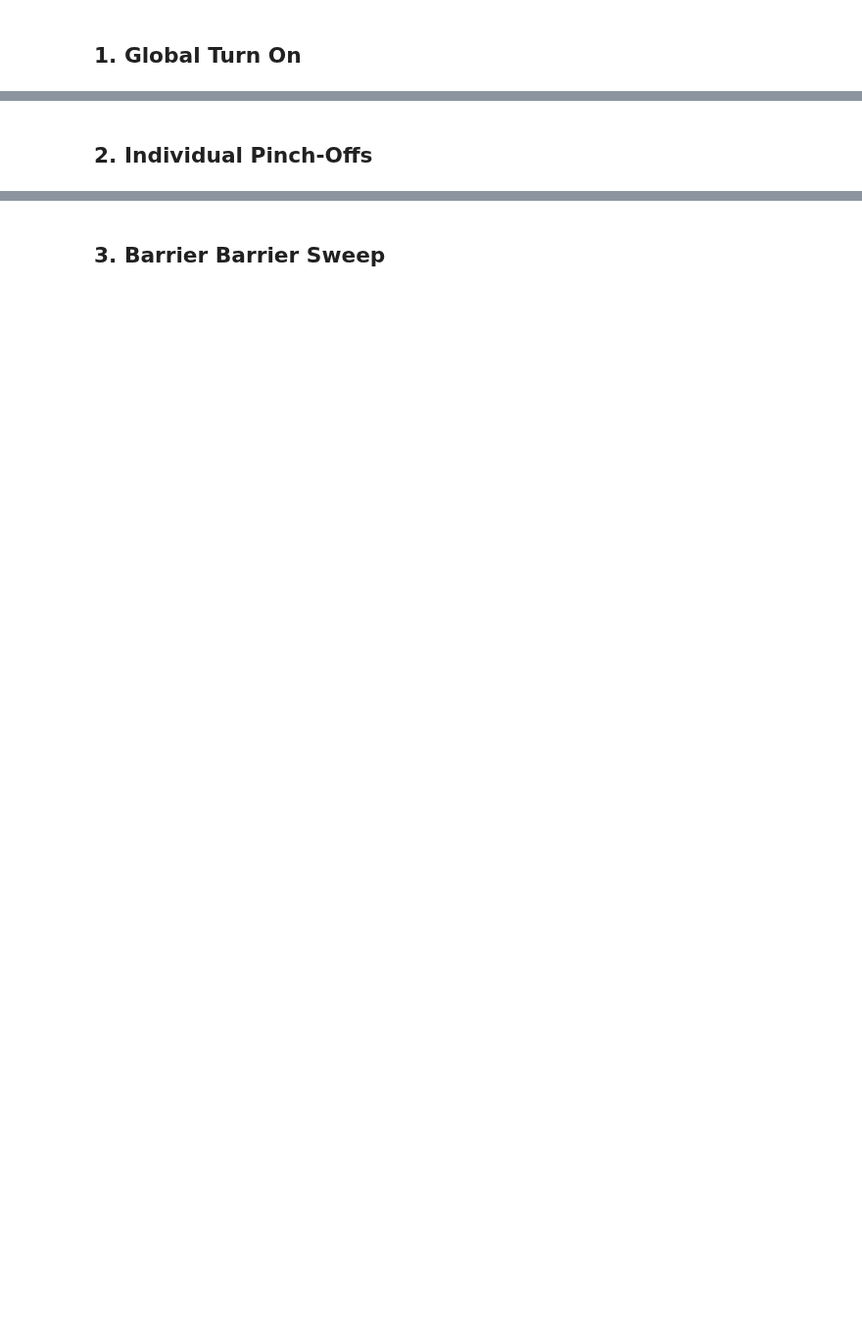
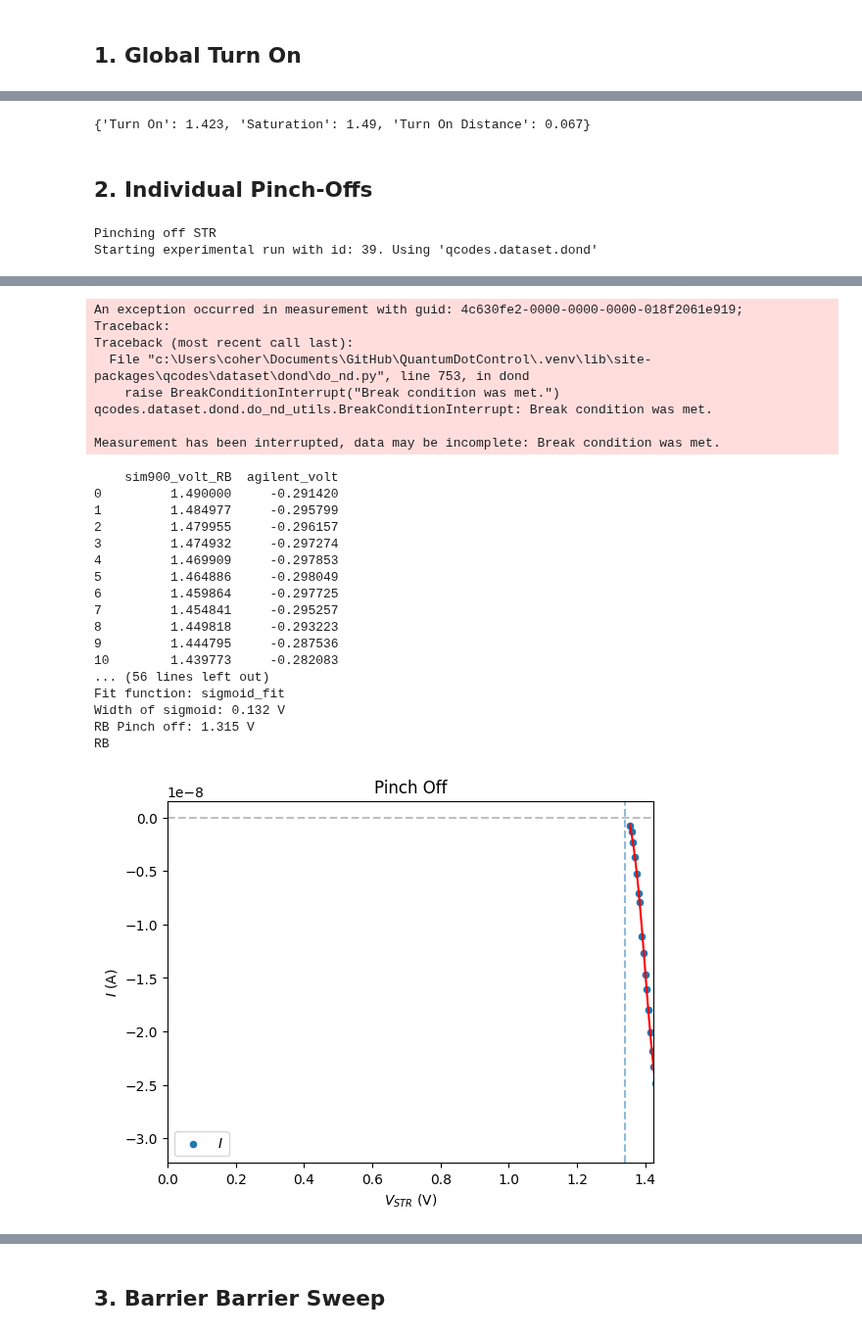
Before and after one commit to mainCSG/QuantumDotControl, a Jupyter notebook: autotuning/bootstrapping/notebooks/qcodes_exp.ipynb, the cells around one changed output, grey strips where cells are left out. Shown at 98% size. Saved outputs shown, nothing was run; the diff lists cells and outputs as text; code cells hidden in the pictures; blank space fills up the shorter version.

```diff
--- a/autotuning/bootstrapping/notebooks/qcodes_exp.ipynb
+++ b/autotuning/bootstrapping/notebooks/qcodes_exp.ipynb
@@ -105,7 +126,7 @@ today_date = datetime.date.today().strftime("%Y-%m-%d")
 initialise_or_create_database_at(f"~/experiments_{today_date}.db")
 # %%
 device_info = {}
-initialization_exp = load_or_create_experiment('Initialization Experiment', sample_name='SET N44')
+initialization_exp = load_or_create_experiment('Initialization', sample_name='SET N43')
 # %%
 station.sim900.set_smooth({
     'S': 0,
@@ -125,10 +164,10 @@ station.sim900.set_smooth({
 sensitivity = 1e-7 # A/V
 
 # ASSUMING YOU HAVE SOME SORT OF VOLTAGE DIVIDER!!
-VBias = 1 # V
+VBias = 0.1 # V
 
-min_current_threshold = 0e-9
-max_current_threshold = 10e-9
+abs_max_current_threshold = 30.0e-9
+abs_min_current_threshold = 0.25 * abs_max_current_threshold
 
 station.sim900.set_smooth({'S': VBias})
 
@@ -154,7 +193,7 @@ def fit_data():
     axes.set_title('Global Turn-On')
 
     # Start fitting relevant current to extract turn on value
-    mask = df_current['agilent_current'] > min_current_threshold
+    mask = df_current['agilent_current'].abs() > abs_min_current_threshold
     X_thres = df_current['sim900_volt_LB'][mask]
     Y_thres = df_current['agilent_current'][mask]
 
@@ -164,7 +203,7 @@ def fit_data():
     # Extract relevant data from fit params
     a, b, x0, y0 = fit_params
     V_turn_on =  round(np.log(-y0/a)/b + x0,3)
-    V_sat = df_current['sim900_volt_LB'].iloc[-1] # Saturation is the last voltage on the gates
+    V_sat = df_current['sim900_volt_LB'].iloc[-2] # Saturation is the last voltage on the gates
 
     # Plot / print results to user
     plt.plot(X_thres, exp_fit(X_thres, a,b,x0,y0), 'r-', label='Fit')
@@ -184,7 +223,7 @@ def fit_data():
 def max_current():
     # Stop measurement if current exceeds maximum
     I = sensitivity * station.agilent.volt() - IBias
-    I_threshold = max_current_threshold # A
+    I_threshold = abs_max_current_threshold # A
 
     return np.abs(I) > I_threshold
 # %%
@@ -228,7 +301,9 @@ result = dond(
 print(device_info)
 device_info['LB'] = {}
 device_info['RB'] = {}
-device_info['STL'] = {}
+device_info['STR'] = {}
+# %% [output]
+{'Turn On': 1.423, 'Saturation': 1.49, 'Turn On Distance': 0.067}
 # %%
 station.sim900.set_smooth({
     'LB': device_info['Saturation'],
@@ -266,15 +341,14 @@ def fit_data():
 
     plt.plot(X, sigmoid_fit(X, a,b,x0,y0), 'r-', label='Fit')
     axes.axvline(x=x0 - np.sqrt(8) / b, alpha=0.5, linestyle='--')
-    axes.axvline(x=x0 + np.sqrt(8) / b,alpha=0.5, linestyle='--')
+    axes.axvline(x=x0 + np.sqrt(8) / b, alpha=0.5, linestyle='--')
+    axes.set_xlim(0, device_info['Turn On'])
 
-    V_pinchoff = min(
+    V_pinchoff = round(min(
         np.abs(x0 - np.sqrt(8) / b),
         np.abs(x0 + np.sqrt(8) / b)
-    )
-    V_pinchoff_width = round(2 * np.sqrt(8) / b,3)
-
-    if V_pinchoff_width <
+    ),3)
+    V_pinchoff_width = abs(round(2 * np.sqrt(8) / b,3))
 
     device_info[str(sweep._param).split('_')[-1]]['Pinch Off'] = V_pinchoff
     device_info[str(sweep._param).split('_')[-1]]['Width'] = V_pinchoff_width #V
@@ -286,17 +360,22 @@ def fit_data():
 def min_current():
     I = sensitivity * station.agilent.volt()
 
-    I_threshold = min_current_threshold / 10# A
+    I_threshold = abs_min_current_threshold / 10# A
     return np.abs(I) < I_threshold
 
+max_differential = 0.75
+
 max_V = device_info['Saturation']
-min_V = device_info['Turn On']
+min_V = device_info['Turn On'] - 0.5 * max_differential
 
+assert abs(max_V - min_V) < 1, "Max differential"
+
+N = int(np.abs(max_V-min_V) / dV) + 1
 # sweep_STL = LinSweep(station.sim900.volt_STL, max_V, 0, N, 0.01, get_after_set=True)
 # sweep_P = LinSweep(station.sim900.volt_P, max_V, 0, N, 0.01, get_after_set=True)
-sweep_LB = LinSweep(station.sim900.volt_LB, max_V, min_V, N, 0.01, get_after_set=True)
-sweep_RB = LinSweep(station.sim900.volt_RB, max_V, min_V, N, 0.01, get_after_set=True)
-sweep_STR = LinSweep(station.sim900.volt_STR, max_V, min_V, N, 0.01, get_after_set=True)
+sweep_LB = LinSweep(station.sim900.volt_LB, max_V, min_V, N, 0.01, get_after_set=False)
+sweep_RB = LinSweep(station.sim900.volt_RB, max_V, min_V, N, 0.01, get_after_set=False)
+sweep_STR = LinSweep(station.sim900.volt_STR, max_V, min_V, N, 0.01, get_after_set=False)
 
 gate_sweeps = [
     # sweep_STL,
@@ -311,12 +390,14 @@ for sweep in (gate_sweeps):
     pinch_off = dond(
         sweep,
         station.agilent.volt,
-        # do_plot=True,
-        # show_progress=True,
-        # use_threads=False,
         break_condition=min_current,
         exit_actions=[fit_data],
         measurement_name='{} Pinch Off'.format(str(sweep._param).split('_')[-1]),
-        exp=initialization_exp
+        exp=initialization_exp,
+        show_progress=True
     )
+    print(str(sweep._param).split('_')[-1])
     station.sim900.set_smooth({str(sweep._param).split('_')[-1]: max_V})
+# %% [output]
+Pinching off STR
+Starting experimental run with id: 39. Using 'qcodes.dataset.dond'
@@ -322,0 +454,26 @@ for sweep in (gate_sweeps):
+An exception occurred in measurement with guid: 4c630fe2-0000-0000-0000-018f2061e919;
+Traceback:
+Traceback (most recent call last):
+  File "c:\Users\coher\Documents\GitHub\QuantumDotControl\.venv\lib\site-packages\qcodes\dataset\dond\do_nd.py", line 753, in dond
+    raise BreakConditionInterrupt("Break condition was met.")
+qcodes.dataset.dond.do_nd_utils.BreakConditionInterrupt: Break condition was met.
+
+Measurement has been interrupted, data may be incomplete: Break condition was met.
+    sim900_volt_RB  agilent_volt
+0         1.490000     -0.291420
+1         1.484977     -0.295799
+2         1.479955     -0.296157
+3         1.474932     -0.297274
+4         1.469909     -0.297853
+5         1.464886     -0.298049
+6         1.459864     -0.297725
+7         1.454841     -0.295257
+8         1.449818     -0.293223
+9         1.444795     -0.287536
+10        1.439773     -0.282083
+... (56 lines left out)
+Fit function: sigmoid_fit
+Width of sigmoid: 0.132 V
+RB Pinch off: 1.315 V
+RB
+[figure, added]
```
Also changed, not shown: parts of 6 cells of this notebook, 4 other files.
